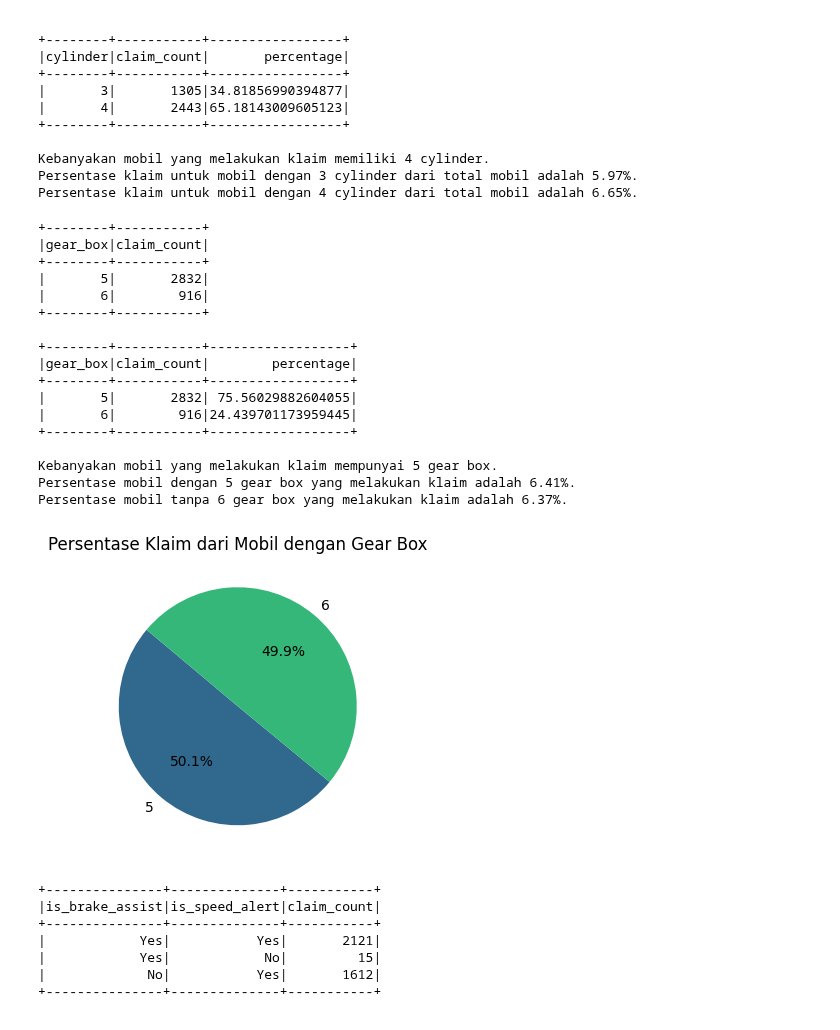
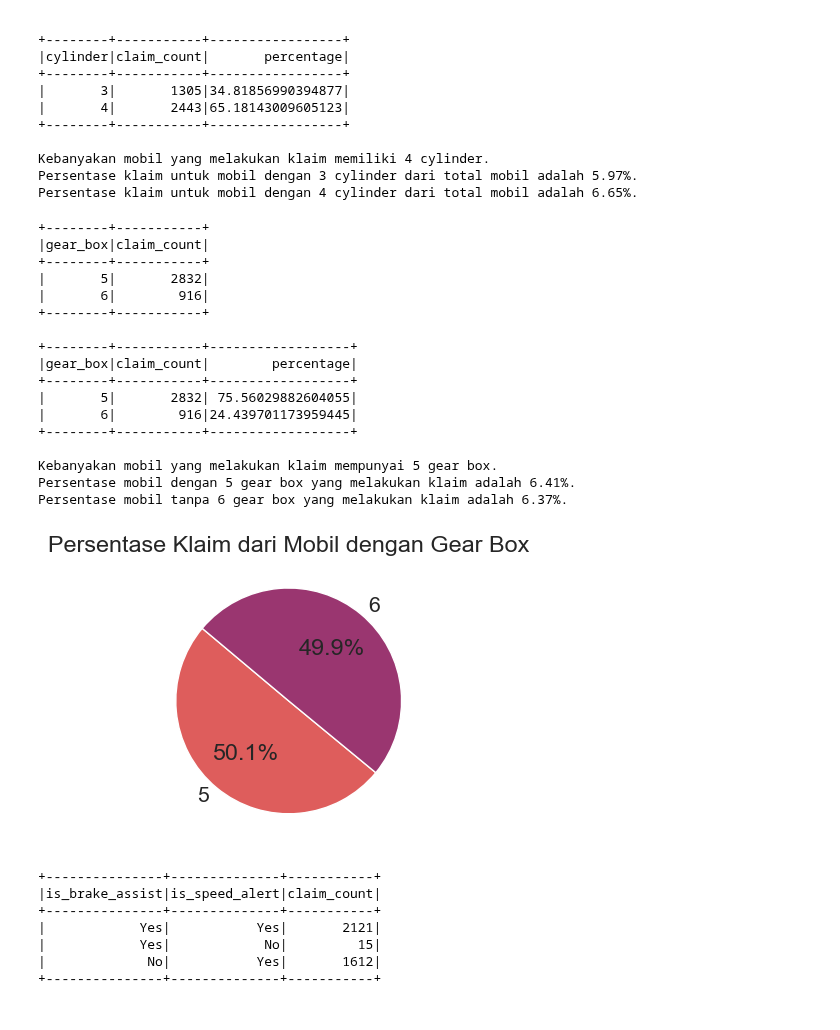
Before and after one commit to evlynEl/BigData, a Jupyter notebook: Projek.ipynb, the cells around one changed output. Drawn from its saved outputs; the diff is of its cells as text; code cells hidden in the pictures.

```diff
--- a/Projek.ipynb
+++ b/Projek.ipynb
@@ -789,35 +806,35 @@ result_df = pd.DataFrame(result_data)
 
 # Plotting
 plt.subplot(1, 2, 2)  # 1 row, 2 columns, plot 2
 labels = result_df['gear_box']
 sizes = result_df['claim_percentage']
-colors = sns.color_palette('viridis', len(labels))
+colors = sns.color_palette('flare', len(labels))
 
 plt.pie(sizes, labels=labels, colors=colors, autopct='%1.1f%%', startangle=140)
 plt.title('Persentase Klaim dari Mobil dengan Gear Box')
 
 # Show plot
 plt.tight_layout()
 plt.show()
 # %% [output]
 +--------+-----------+
 |gear_box|claim_count|
 +--------+-----------+
 |       5|       2832|
 |       6|        916|
 +--------+-----------+
 
 +--------+-----------+------------------+
 |gear_box|claim_count|        percentage|
 +--------+-----------+------------------+
 |       5|       2832| 75.56029882604055|
 |       6|        916|24.439701173959445|
 +--------+-----------+------------------+
 
 Kebanyakan mobil yang melakukan klaim mempunyai 5 gear box.
 Persentase mobil dengan 5 gear box yang melakukan klaim adalah 6.41%.
 Persentase mobil tanpa 6 gear box yang melakukan klaim adalah 6.37%.
-[figure, old version]
+[figure, new version]
 # %%
 # Filter DataFrame untuk klaim
 df_claims = df.filter(col("is_claim") == 1)
```
Also changed, not shown: parts of 15 cells of this notebook.
